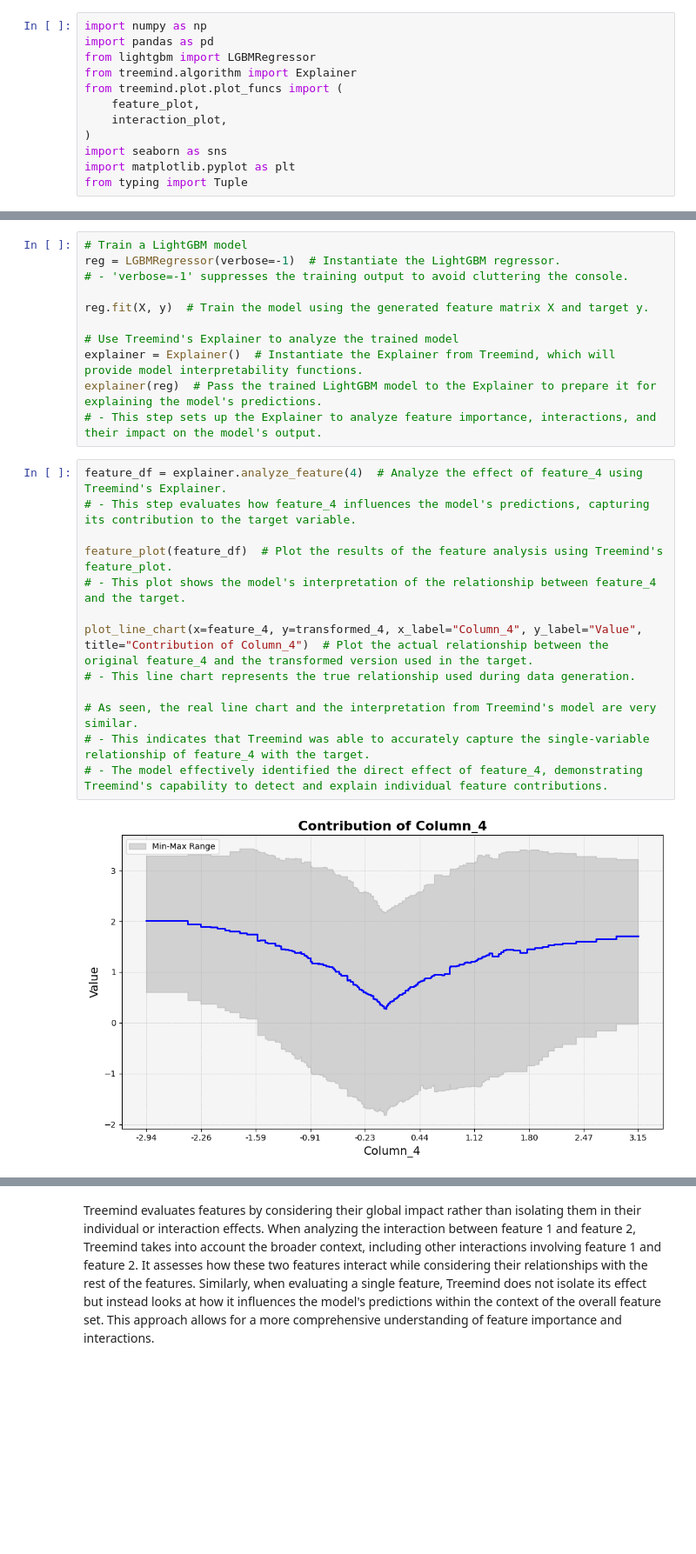
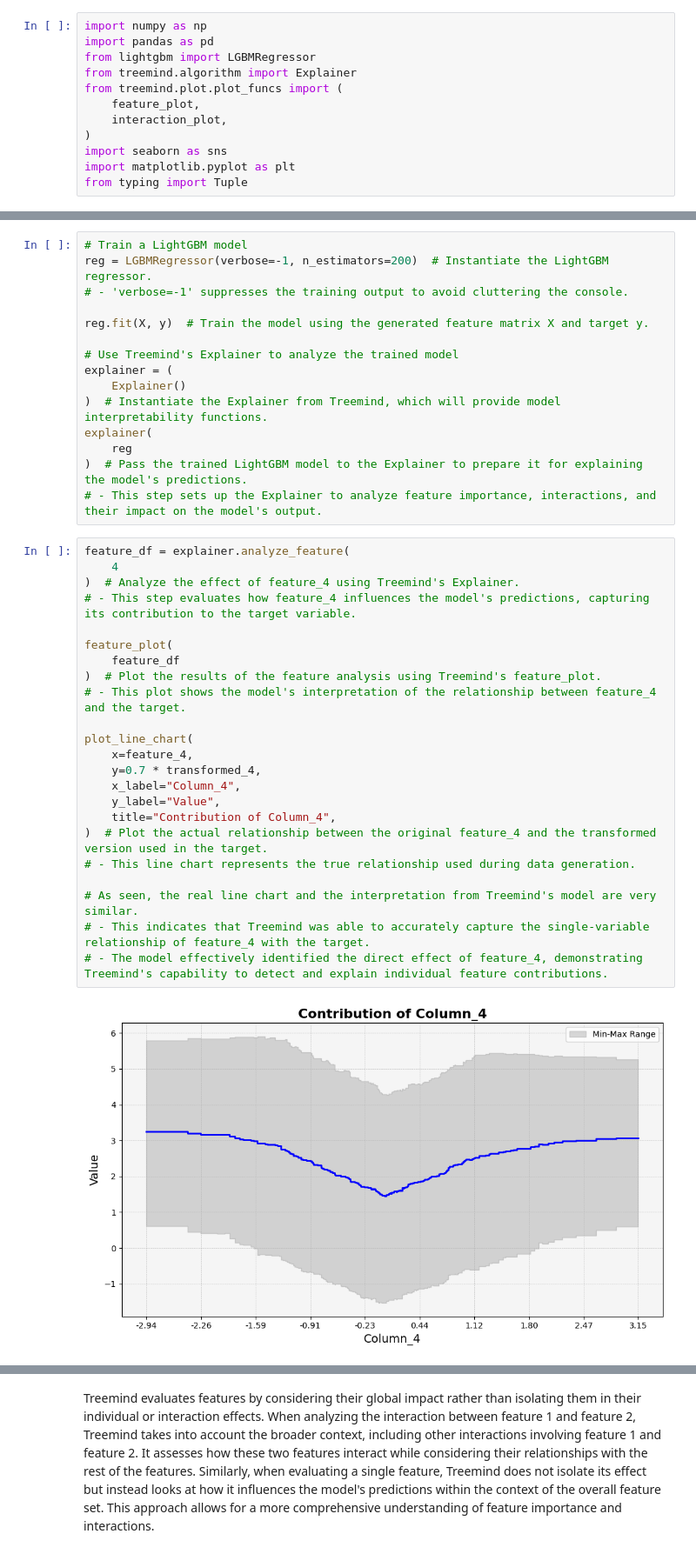
Before and after one commit to sametcopur/treemind, a Jupyter notebook: examples/experiment.ipynb, the cells around one changed output, grey strips where cells are left out. Shown at 87% size. Saved outputs shown, nothing was run; the diff lists cells and outputs as text; blank space fills up the shorter version.

```diff
--- a/examples/experiment.ipynb
+++ b/examples/experiment.ipynb
@@ -118,27 +130,41 @@ y = df["target"].values
 # - This setup allows for testing the ability of the Treemind model to detect both individual feature effects and feature interactions.
 # %%
 # Train a LightGBM model
-reg = LGBMRegressor(verbose=-1)  # Instantiate the LightGBM regressor.
+reg = LGBMRegressor(verbose=-1, n_estimators=200)  # Instantiate the LightGBM regressor.
 # - 'verbose=-1' suppresses the training output to avoid cluttering the console.
 
 reg.fit(X, y)  # Train the model using the generated feature matrix X and target y.
 
 # Use Treemind's Explainer to analyze the trained model
-explainer = Explainer()  # Instantiate the Explainer from Treemind, which will provide model interpretability functions.
-explainer(reg)  # Pass the trained LightGBM model to the Explainer to prepare it for explaining the model's predictions.
+explainer = (
+    Explainer()
+)  # Instantiate the Explainer from Treemind, which will provide model interpretability functions.
+explainer(
+    reg
+)  # Pass the trained LightGBM model to the Explainer to prepare it for explaining the model's predictions.
 # - This step sets up the Explainer to analyze feature importance, interactions, and their impact on the model's output.
 # %%
-feature_df = explainer.analyze_feature(4)  # Analyze the effect of feature_4 using Treemind's Explainer.
+feature_df = explainer.analyze_feature(
+    4
+)  # Analyze the effect of feature_4 using Treemind's Explainer.
 # - This step evaluates how feature_4 influences the model's predictions, capturing its contribution to the target variable.
 
-feature_plot(feature_df)  # Plot the results of the feature analysis using Treemind's feature_plot.
+feature_plot(
+    feature_df
+)  # Plot the results of the feature analysis using Treemind's feature_plot.
 # - This plot shows the model's interpretation of the relationship between feature_4 and the target.
 
-plot_line_chart(x=feature_4, y=transformed_4, x_label="Column_4", y_label="Value", title="Contribution of Column_4")  # Plot the actual relationship between the original feature_4 and the transformed version used in the target.
+plot_line_chart(
+    x=feature_4,
+    y=0.7 * transformed_4,
+    x_label="Column_4",
+    y_label="Value",
+    title="Contribution of Column_4",
+)  # Plot the actual relationship between the original feature_4 and the transformed version used in the target.
 # - This line chart represents the true relationship used during data generation.
 
 # As seen, the real line chart and the interpretation from Treemind's model are very similar.
 # - This indicates that Treemind was able to accurately capture the single-variable relationship of feature_4 with the target.
 # - The model effectively identified the direct effect of feature_4, demonstrating Treemind's capability to detect and explain individual feature contributions.
 # %% [output]
-[figure, old version]
+[figure, new version]
```
Also changed, not shown: parts of 6 cells of this notebook, 17 other files.
